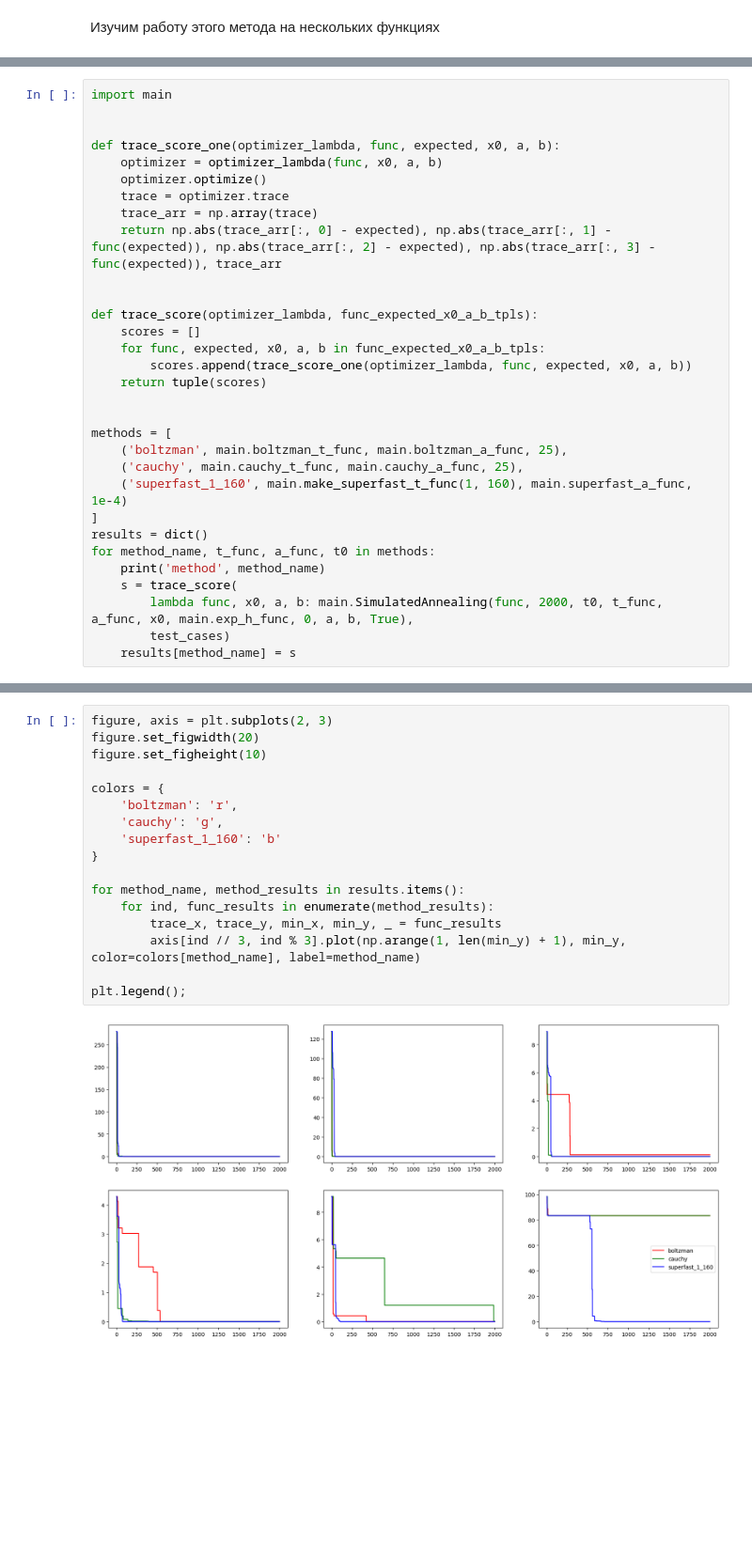
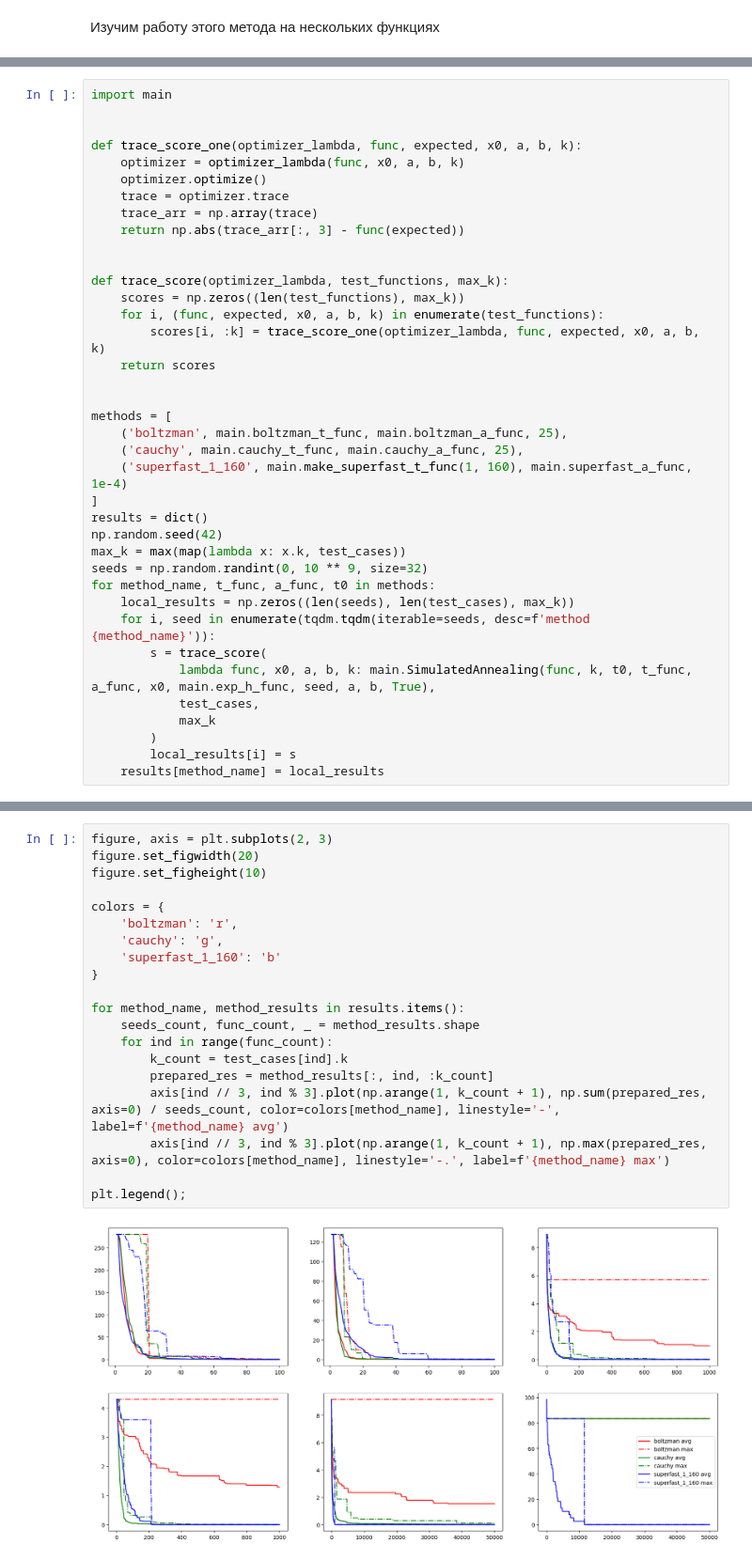
Before and after one commit to 6rayWa1cher/simulated-annealing, a Jupyter notebook: draft.ipynb, the cells around one changed output, grey strips where cells are left out. Shown at 94% size. Saved outputs shown, nothing was run; the diff lists cells and outputs as text; blank space fills up the shorter version.

```diff
--- a/draft.ipynb
+++ b/draft.ipynb
@@ -76,19 +82,19 @@ for ind, (func, expected, x0, a, b) in enumerate(test_cases):
 import main
 
 
-def trace_score_one(optimizer_lambda, func, expected, x0, a, b):
-    optimizer = optimizer_lambda(func, x0, a, b)
+def trace_score_one(optimizer_lambda, func, expected, x0, a, b, k):
+    optimizer = optimizer_lambda(func, x0, a, b, k)
     optimizer.optimize()
     trace = optimizer.trace
     trace_arr = np.array(trace)
-    return np.abs(trace_arr[:, 0] - expected), np.abs(trace_arr[:, 1] - func(expected)), np.abs(trace_arr[:, 2] - expected), np.abs(trace_arr[:, 3] - func(expected)), trace_arr
+    return np.abs(trace_arr[:, 3] - func(expected))
 
 
-def trace_score(optimizer_lambda, func_expected_x0_a_b_tpls):
-    scores = []
-    for func, expected, x0, a, b in func_expected_x0_a_b_tpls:
-        scores.append(trace_score_one(optimizer_lambda, func, expected, x0, a, b))
-    return tuple(scores)
+def trace_score(optimizer_lambda, test_functions, max_k):
+    scores = np.zeros((len(test_functions), max_k))
+    for i, (func, expected, x0, a, b, k) in enumerate(test_functions):
+        scores[i, :k] = trace_score_one(optimizer_lambda, func, expected, x0, a, b, k)
+    return scores
 
 
 methods = [
@@ -97,9 +103,16 @@ methods = [
     ('superfast_1_160', main.make_superfast_t_func(1, 160), main.superfast_a_func, 1e-4)
 ]
 results = dict()
+np.random.seed(42)
+max_k = max(map(lambda x: x.k, test_cases))
+seeds = np.random.randint(0, 10 ** 9, size=32)
 for method_name, t_func, a_func, t0 in methods:
-    print('method', method_name)
-    s = trace_score(
-        lambda func, x0, a, b: main.SimulatedAnnealing(func, 2000, t0, t_func, a_func, x0, main.exp_h_func, 0, a, b, True),
-        test_cases)
-    results[method_name] = s
+    local_results = np.zeros((len(seeds), len(test_cases), max_k))
+    for i, seed in enumerate(tqdm.tqdm(iterable=seeds, desc=f'method {method_name}')):
+        s = trace_score(
+            lambda func, x0, a, b, k: main.SimulatedAnnealing(func, k, t0, t_func, a_func, x0, main.exp_h_func, seed, a, b, True),
+            test_cases,
+            max_k
+        )
+        local_results[i] = s
+    results[method_name] = local_results
@@ -110,19 +119,22 @@ method superfast_1_160
 # %%
 figure, axis = plt.subplots(2, 3)
 figure.set_figwidth(20)
 figure.set_figheight(10)
 
 colors = {
     'boltzman': 'r',
     'cauchy': 'g',
     'superfast_1_160': 'b'
 }
 
 for method_name, method_results in results.items():
-    for ind, func_results in enumerate(method_results):
-        trace_x, trace_y, min_x, min_y, _ = func_results
-        axis[ind // 3, ind % 3].plot(np.arange(1, len(min_y) + 1), min_y, color=colors[method_name], label=method_name)
+    seeds_count, func_count, _ = method_results.shape
+    for ind in range(func_count):
+        k_count = test_cases[ind].k
+        prepared_res = method_results[:, ind, :k_count]
+        axis[ind // 3, ind % 3].plot(np.arange(1, k_count + 1), np.sum(prepared_res, axis=0) / seeds_count, color=colors[method_name], linestyle='-', label=f'{method_name} avg')
+        axis[ind // 3, ind % 3].plot(np.arange(1, k_count + 1), np.max(prepared_res, axis=0), color=colors[method_name], linestyle='-.', label=f'{method_name} max')
 
 plt.legend();
 # %% [output]
-[figure, old version]
+[figure, new version]
```
Also changed, not shown: parts of 4 cells of this notebook, 1 other file.
